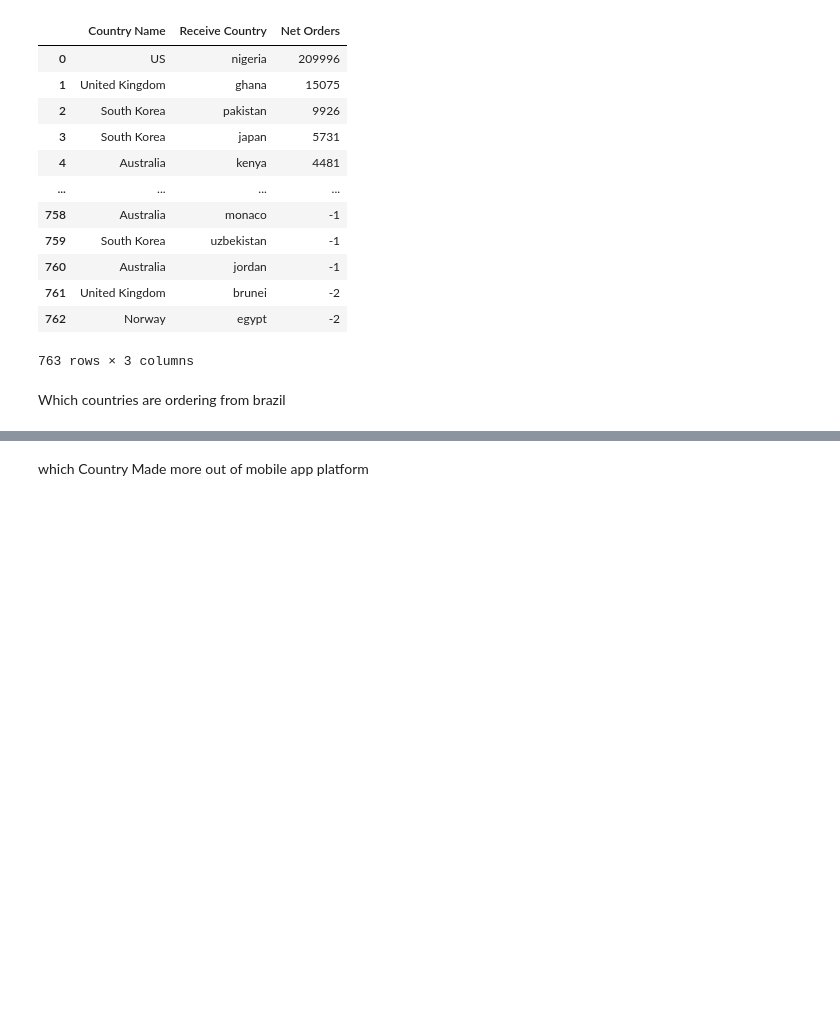
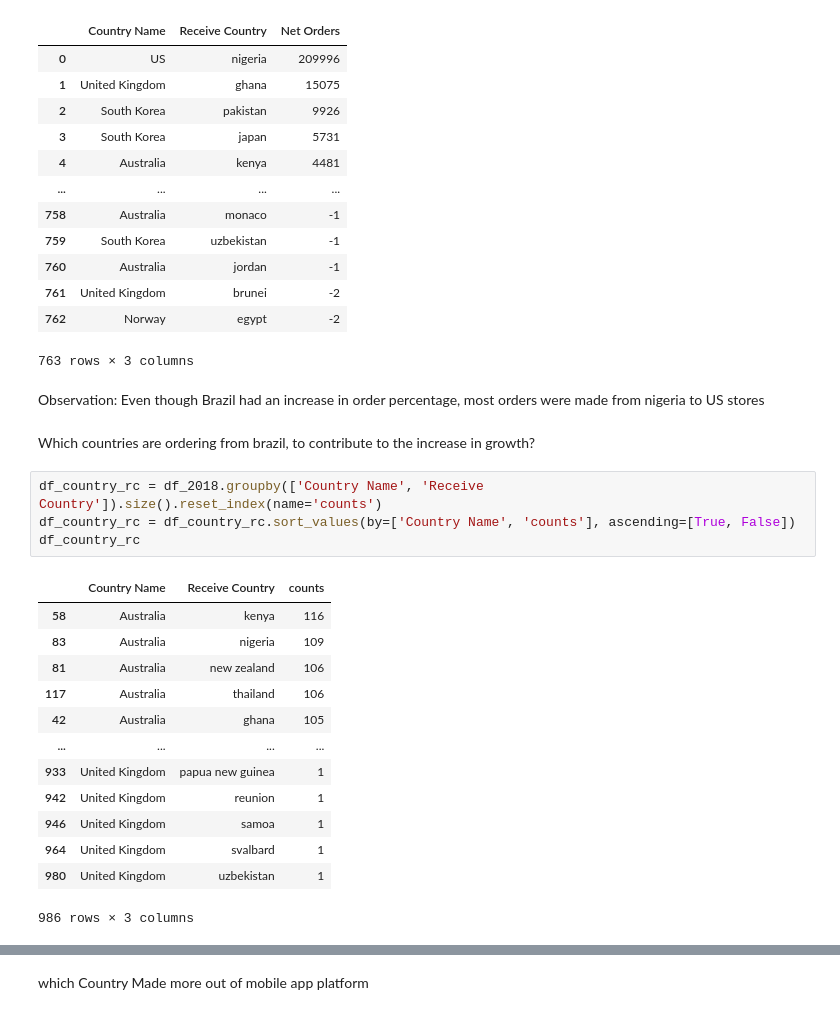
Before and after one commit to joluoch/Avon, a Jupyter notebook: avon.ipynb, the cells around one changed output, grey strips where cells are left out. Saved outputs shown, nothing was run; the diff lists cells and outputs as text; blank space fills up the shorter version.

```diff
--- a/avon.ipynb
+++ b/avon.ipynb
@@ -471,5 +468,25 @@ highest_transfer_2019
 | 761 | United Kingdom | brunei | -2 |
 | 762 | Norway | egypt | -2 |
 763 rows × 3 columns
+# %% [markdown]
+Observation: Even though Brazil had an increase in order percentage, most orders were made from nigeria to US stores
 # %% [markdown]
-Which countries are ordering from brazil
+Which countries are ordering from brazil, to contribute to the increase in growth?
+# %%
+df_country_rc = df_2018.groupby(['Country Name', 'Receive Country']).size().reset_index(name='counts')
+df_country_rc = df_country_rc.sort_values(by=['Country Name', 'counts'], ascending=[True, False])
+df_country_rc
+# %% [output]
+|  | Country Name | Receive Country | counts |
+| 58 | Australia | kenya | 116 |
+| 83 | Australia | nigeria | 109 |
+| 81 | Australia | new zealand | 106 |
+| 117 | Australia | thailand | 106 |
+| 42 | Australia | ghana | 105 |
+| ... | ... | ... | ... |
+| 933 | United Kingdom | papua new guinea | 1 |
+| 942 | United Kingdom | reunion | 1 |
+| 946 | United Kingdom | samoa | 1 |
+| 964 | United Kingdom | svalbard | 1 |
+| 980 | United Kingdom | uzbekistan | 1 |
+986 rows × 3 columns
```
Also changed, not shown: parts of 22 cells of this notebook.
